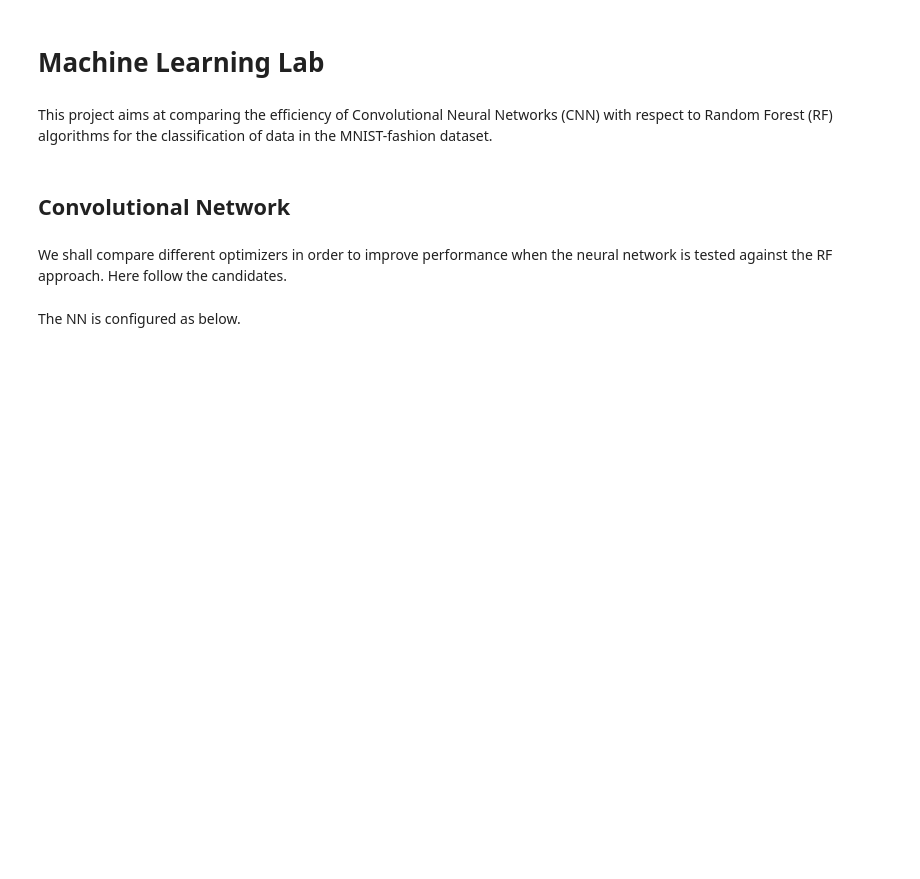
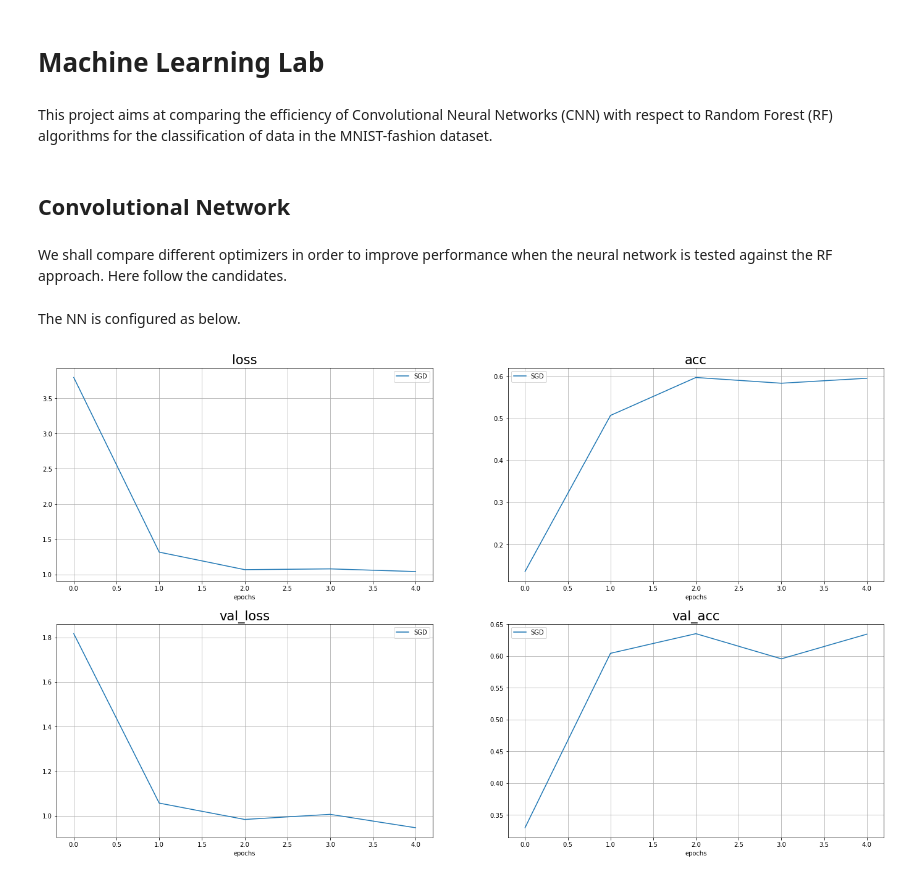
Before and after one commit to VLTSML26/cnn-randomforest, a Jupyter notebook: notebook.ipynb, the cells around one changed output. Drawn from its saved outputs; the diff is of its cells as text; code cells hidden in the pictures; blank space fills up the shorter version.

```diff
--- a/notebook.ipynb
+++ b/notebook.ipynb
@@ -13,7 +13,7 @@ from keras.optimizers import SGD, Adam, RMSprop, Adagrad, Adadelta, Adam, Adamax
 # %% [markdown]
 We shall compare different optimizers in order to improve performance when the neural network is tested against the RF approach. Here follow the candidates.
 # %%
-optimizers = ['SGD', 'Adam', 'RMSprop', 'Adagrad', 'Adadelta', 'Adam', 'Adamax', 'Nadam']
+optimizers = ['SGD']#, 'Adam', 'RMSprop', 'Adagrad', 'Adadelta', 'Adamax', 'Nadam']
 # %% [markdown]
 The NN is configured as below.
 # %%
@@ -30,11 +30,14 @@ history = [neuralnet.train() for neuralnet in neuralnets]
 # %%
 indicators = ['loss', 'acc', 'val_loss', 'val_acc']
 fig, axs = plt.subplots(2, 2, figsize=(24,14))
-plt.grid(True)
 for ax, indicator in zip(axs.flatten(), indicators):
     ax.set_title(indicator, fontsize=21)
+    ax.set_xlabel('epochs')
+    ax.grid(True)
     for h, nn in zip(history, neuralnets):
-        ax.plot(h.history[indicator], label=nn.optimizer())
+        ax.plot(h.history[indicator], label=nn.optimizer)
         ax.legend()
+# %% [output]
+[figure, added]
 # %%
 for nn in neuralnets:
```
Also changed, not shown: parts of 1 cell of this notebook.
